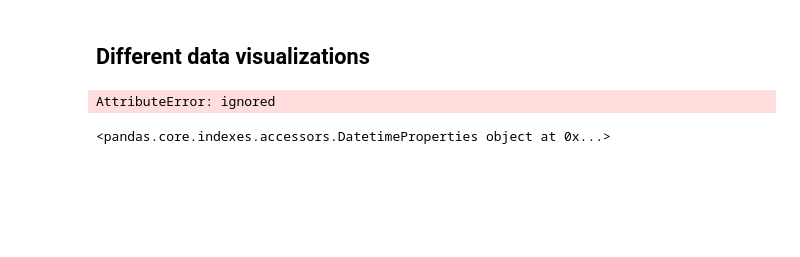
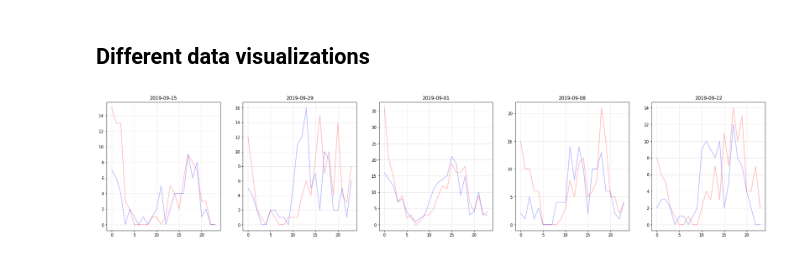
Before and after one commit to giacomogreggio/HSL-citybikes-predictor, a Jupyter notebook: HSL_citybikes_predictor.ipynb, the cells around one changed output. Drawn from its saved outputs; the diff is of its cells as text; code cells hidden in the pictures; blank space fills up the shorter version.

Commit message:
Added some example visualizations. Mpld3 really doesn't like plotting large datasets

```diff
--- a/HSL_citybikes_predictor.ipynb
+++ b/HSL_citybikes_predictor.ipynb
@@ -228,18 +257,14 @@ all_data = get_all_data()
 # %%
 wanted_data = data_of_station_for_weekdays_in_month(all_data, 19, 9, 6)
 weekday_occurences = set(wanted_data["datetime"].dt.date)
 fig, axs = plt.subplots(1, len(weekday_occurences), figsize = (30,6))
 
 
 for idx,weekday_occurence in enumerate(weekday_occurences):
   weekday_occurence_data = wanted_data[wanted_data["datetime"].dt.date == weekday_occurence]
   axs[idx].grid(True, alpha = 0.3)
   axs[idx].plot(weekday_occurence_data["datetime"].dt.hour, weekday_occurence_data["departures"], 'r', weekday_occurence_data["datetime"].dt.hour, weekday_occurence_data["arrivals"], 'b', alpha = 0.3)
   axs[idx].title.set_text(weekday_occurence)
-mpld3.display()
+plt.show()
 # %% [output]
-AttributeError: ignored
+[figure, added]
-# %%
-all_data["datetime"].dt
-# %% [output]
-<pandas.core.indexes.accessors.DatetimeProperties object at 0x...>
```
Also changed, not shown: parts of 5 cells of this notebook.
